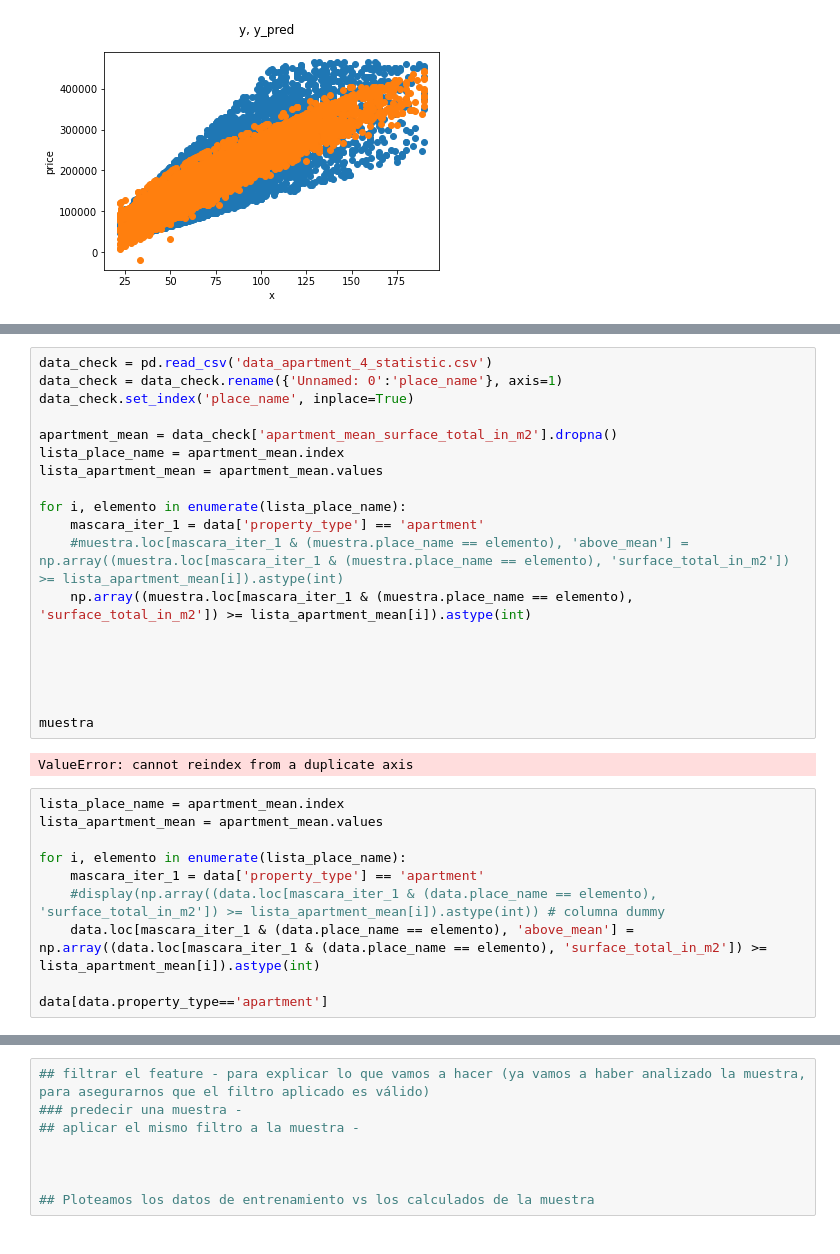
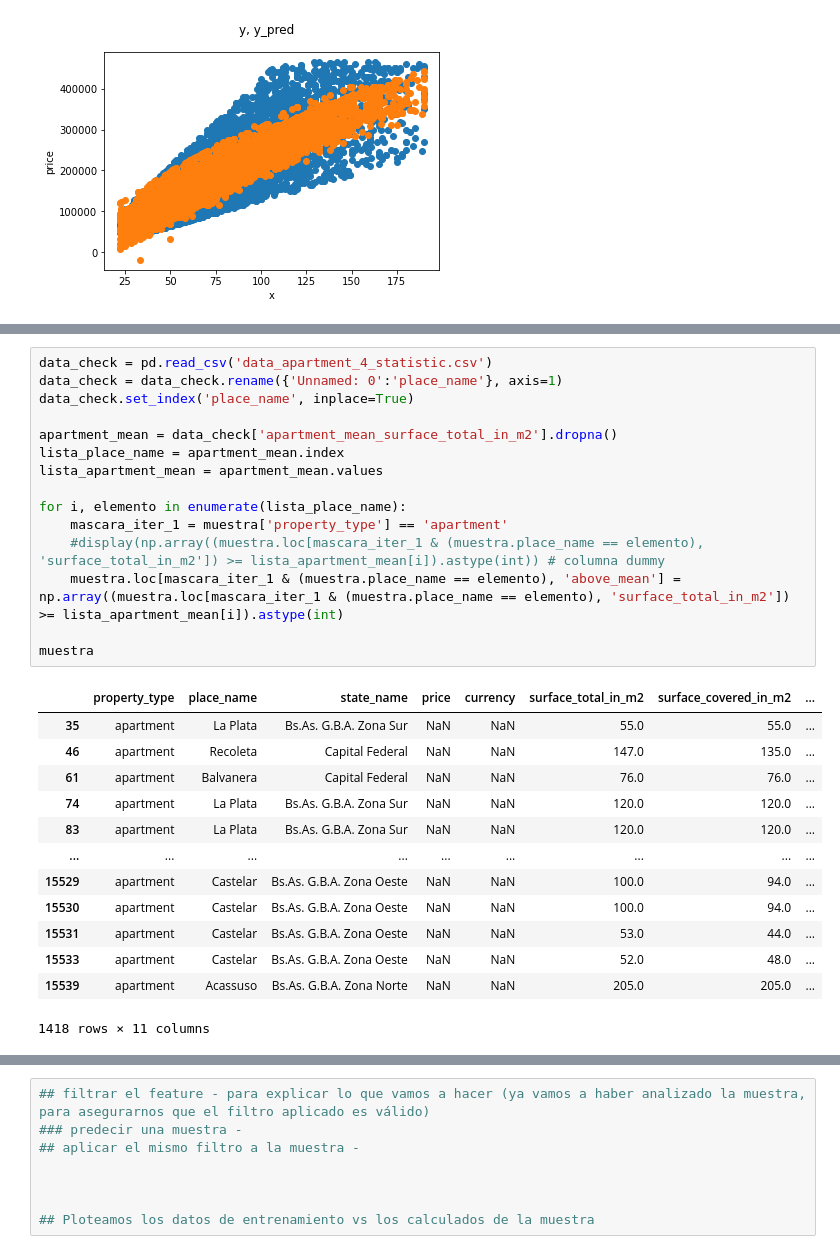
Before and after one commit to grupo4dhds/grupo4_git, a Jupyter notebook: workshop2_G4_ml.ipynb, the cells around one changed output, grey strips where cells are left out. Cells and saved outputs as stored; diff of their text form.

```diff
--- a/workshop2_G4_ml.ipynb
+++ b/workshop2_G4_ml.ipynb
@@ -407,31 +443,29 @@ dummy_place_sample
 # %%
 data_check = pd.read_csv('data_apartment_4_statistic.csv')
 data_check = data_check.rename({'Unnamed: 0':'place_name'}, axis=1)
 data_check.set_index('place_name', inplace=True)
 
 apartment_mean = data_check['apartment_mean_surface_total_in_m2'].dropna()
 lista_place_name = apartment_mean.index
 lista_apartment_mean = apartment_mean.values
 
 for i, elemento in enumerate(lista_place_name):
-    mascara_iter_1 = data['property_type'] == 'apartment'
-    #muestra.loc[mascara_iter_1 & (muestra.place_name == elemento), 'above_mean'] = np.array((muestra.loc[mascara_iter_1 & (muestra.place_name == elemento), 'surface_total_in_m2']) >= lista_apartment_mean[i]).astype(int)
-    np.array((muestra.loc[mascara_iter_1 & (muestra.place_name == elemento), 'surface_total_in_m2']) >= lista_apartment_mean[i]).astype(int)
-
-
-
-
+    mascara_iter_1 = muestra['property_type'] == 'apartment'
+    #display(np.array((muestra.loc[mascara_iter_1 & (muestra.place_name == elemento), 'surface_total_in_m2']) >= lista_apartment_mean[i]).astype(int)) # columna dummy
+    muestra.loc[mascara_iter_1 & (muestra.place_name == elemento), 'above_mean'] = np.array((muestra.loc[mascara_iter_1 & (muestra.place_name == elemento), 'surface_total_in_m2']) >= lista_apartment_mean[i]).astype(int)
 
 muestra
 # %% [output]
+|  | property_type | place_name | state_name | price | currency | surface_total_in_m2 | surface_covered_in_m2 | ... |
+| 35 | apartment | La Plata | Bs.As. G.B.A. Zona Sur | NaN | NaN | 55.0 | 55.0 | ... |
+| 46 | apartment | Recoleta | Capital Federal | NaN | NaN | 147.0 | 135.0 | ... |
+| 61 | apartment | Balvanera | Capital Federal | NaN | NaN | 76.0 | 76.0 | ... |
+| 74 | apartment | La Plata | Bs.As. G.B.A. Zona Sur | NaN | NaN | 120.0 | 120.0 | ... |
+| 83 | apartment | La Plata | Bs.As. G.B.A. Zona Sur | NaN | NaN | 120.0 | 120.0 | ... |
+| ... | ... | ... | ... | ... | ... | ... | ... | ... |
+| 15529 | apartment | Castelar | Bs.As. G.B.A. Zona Oeste | NaN | NaN | 100.0 | 94.0 | ... |
+| 15530 | apartment | Castelar | Bs.As. G.B.A. Zona Oeste | NaN | NaN | 100.0 | 94.0 | ... |
+| 15531 | apartment | Castelar | Bs.As. G.B.A. Zona Oeste | NaN | NaN | 53.0 | 44.0 | ... |
+| 15533 | apartment | Castelar | Bs.As. G.B.A. Zona Oeste | NaN | NaN | 52.0 | 48.0 | ... |
+| 15539 | apartment | Acassuso | Bs.As. G.B.A. Zona Norte | NaN | NaN | 205.0 | 205.0 | ... |
-ValueError: cannot reindex from a duplicate axis
+1418 rows × 11 columns
-# %%
-lista_place_name = apartment_mean.index
-lista_apartment_mean = apartment_mean.values
-
-for i, elemento in enumerate(lista_place_name):
-    mascara_iter_1 = data['property_type'] == 'apartment'
-    #display(np.array((data.loc[mascara_iter_1 & (data.place_name == elemento), 'surface_total_in_m2']) >= lista_apartment_mean[i]).astype(int)) # columna dummy
-    data.loc[mascara_iter_1 & (data.place_name == elemento), 'above_mean'] = np.array((data.loc[mascara_iter_1 & (data.place_name == elemento), 'surface_total_in_m2']) >= lista_apartment_mean[i]).astype(int)
-
-data[data.property_type=='apartment']
```
Also changed, not shown: parts of 23 cells of this notebook.
